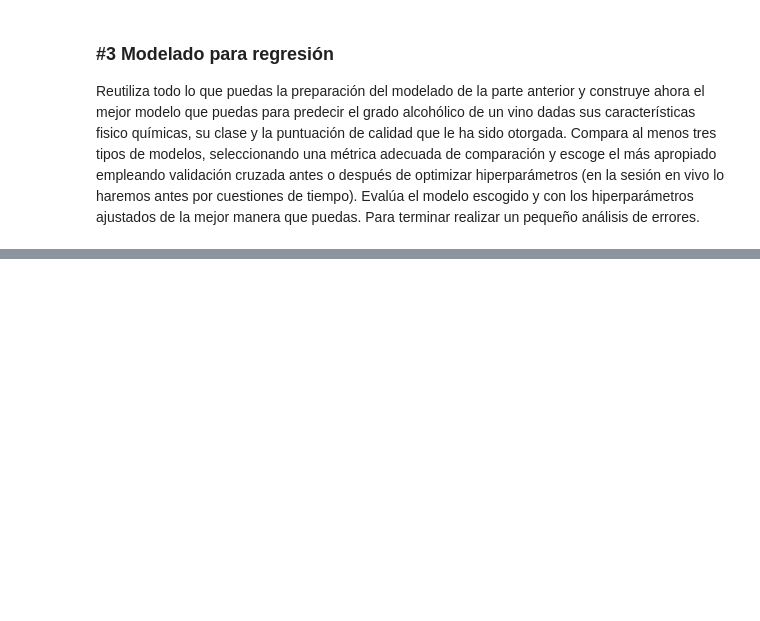
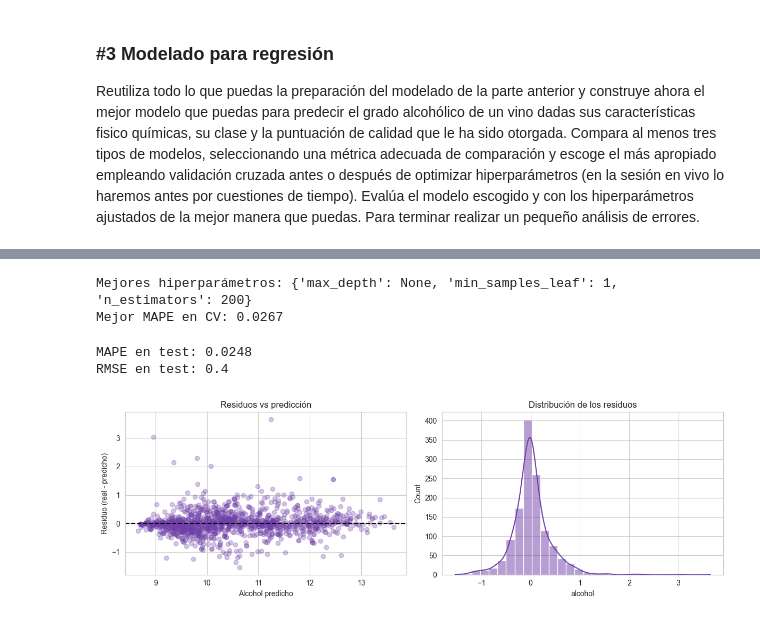
Before and after one commit to dgordiales/DS-Online-Dani-Garcia-Ordiales, a Jupyter notebook: 04_Machine_Learning/Sprint_12/Unidad_02_ML_Supervisado_Repaso/03_Practica_Obligatoria/18_Practica_Obligatoria_Repaso_Supervisado.ipynb, the cells around one changed output, grey strips where cells are left out. Saved outputs shown, nothing was run; the diff lists cells and outputs as text; code cells hidden in the pictures; blank space fills up the shorter version.

```diff
--- a/04_Machine_Learning/Sprint_12/Unidad_02_ML_Supervisado_Repaso/03_Practica_Obligatoria/18_Practica_Obligatoria_Repaso_Supervisado.ipynb
+++ b/04_Machine_Learning/Sprint_12/Unidad_02_ML_Supervisado_Repaso/03_Practica_Obligatoria/18_Practica_Obligatoria_Repaso_Supervisado.ipynb
@@ -48,3 +292,15 @@ Evalúa el modelo, analiza los errores y propón algún mecanismo de mejora aunq
 ### #3 Modelado para regresión
 
 Reutiliza todo lo que puedas la preparación del modelado de la parte anterior y construye ahora el mejor modelo que puedas para predecir el grado alcohólico de un vino dadas sus características fisico químicas, su clase y la puntuación de calidad que le ha sido otorgada. Compara al menos tres tipos de modelos, seleccionando una métrica adecuada de comparación y escoge el más apropiado empleando validación cruzada antes o después de optimizar hiperparámetros (en la sesión en vivo lo haremos antes por cuestiones de tiempo). Evalúa el modelo escogido y con los hiperparámetros ajustados de la mejor manera que puedas. Para terminar realizar un pequeño análisis de errores.
+# %%
+# Preparación de datos para regresión (reutilizamos el enfoque anterior)
+
+features_reg = [c for c in df.columns if c not in ['alcohol', 'class']]  # incluye quality y class_encoded
+X_r = df[features_reg]
+y_r = df[target_reg]
+
+Xr_train, Xr_test, yr_train, yr_test = train_test_split(X_r, y_r, test_size=0.2, random_state=42)
+
+scaler_reg = StandardScaler()
+Xr_train_scaled = scaler_reg.fit_transform(Xr_train)
+Xr_test_scaled = scaler_reg.transform(Xr_test)
@@ -50,0 +323,54 @@ Reutiliza todo lo que puedas la preparación del modelado de la parte anterior y
+# %%
+# Optimización de hiperparámetros del mejor modelo (Random Forest)
+
+param_grid_reg = {
+    'n_estimators': [100, 200],
+    'max_depth': [None, 10, 20],
+    'min_samples_leaf': [1, 3],
+}
+
+grid_reg = GridSearchCV(
+    RandomForestRegressor(random_state=42),
+    param_grid_reg, cv=5, scoring='neg_mean_absolute_percentage_error', n_jobs=-1
+)
+grid_reg.fit(Xr_train_scaled, yr_train)
+
+print('Mejores hiperparámetros:', grid_reg.best_params_)
+print('Mejor MAPE en CV:', round(-grid_reg.best_score_, 4))
+# %% [output]
+Mejores hiperparámetros: {'max_depth': None, 'min_samples_leaf': 1, 'n_estimators': 200}
+Mejor MAPE en CV: 0.0267
+# %%
+# Evaluación en test
+
+best_reg = grid_reg.best_estimator_
+yr_pred = best_reg.predict(Xr_test_scaled)
+
+mape = mean_absolute_percentage_error(yr_test, yr_pred)
+rmse = mean_squared_error(yr_test, yr_pred) ** 0.5
+
+print('MAPE en test:', round(mape, 4))
+print('RMSE en test:', round(rmse, 3))
+# %% [output]
+MAPE en test: 0.0248
+RMSE en test: 0.4
+# %%
+# Análisis de errores: residuos
+
+residuos = yr_test - yr_pred
+
+fig, axes = plt.subplots(1, 2, figsize=(12,4))
+
+axes[0].scatter(yr_pred, residuos, alpha=0.3, color='#7040a8')
+axes[0].axhline(0, color='black', linestyle='--')
+axes[0].set_xlabel('Alcohol predicho')
+axes[0].set_ylabel('Residuo (real - predicho)')
+axes[0].set_title('Residuos vs predicción')
+
+sns.histplot(residuos, bins=30, ax=axes[1], color='#7040a8', kde=True)
+axes[1].set_title('Distribución de los residuos')
+
+plt.tight_layout()
+plt.show()
+# %% [output]
+[figure, added]
```
Also changed, not shown: parts of 18 cells of this notebook.
